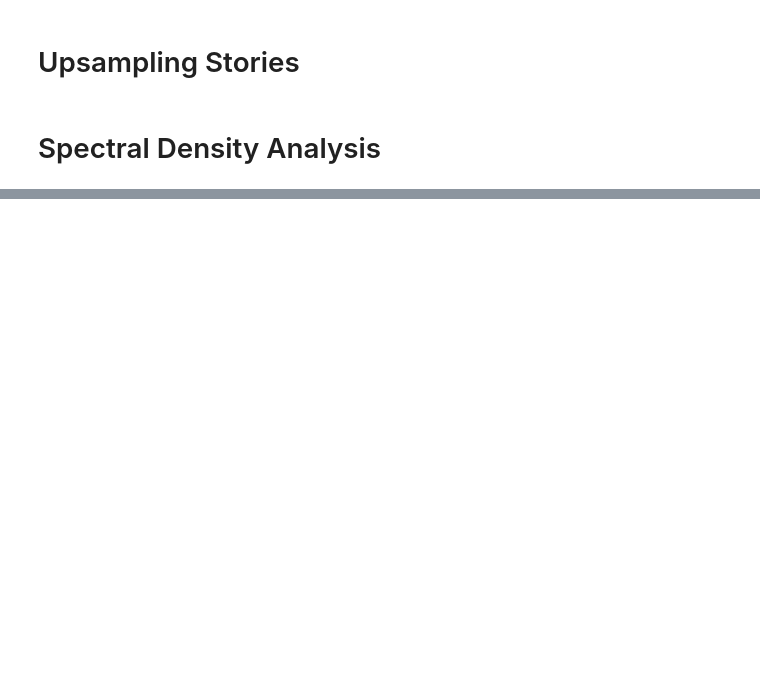
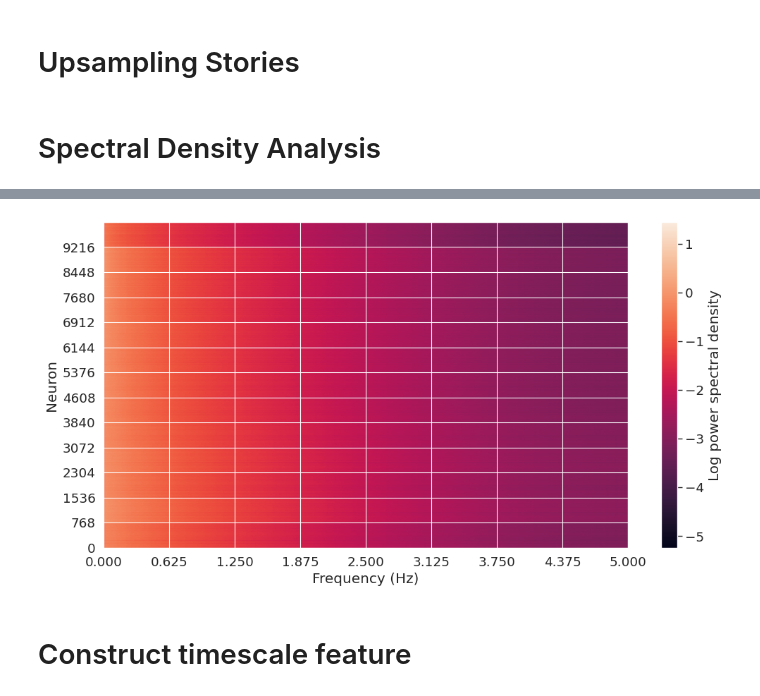
Before and after one commit to bramantyois/timescales_filtering, a Jupyter notebook: notebooks/00_spectral_analysis/00_BERT-mBERT_en.ipynb, the cells around one changed output, grey strips where cells are left out. Cells and saved outputs as stored; diff of their text form; code cells hidden in the pictures; blank space fills up the shorter version.

```diff
--- a/notebooks/00_spectral_analysis/00_BERT-mBERT_en.ipynb
+++ b/notebooks/00_spectral_analysis/00_BERT-mBERT_en.ipynb
@@ -185,0 +170,22 @@ plot_psds(
+# %%
+# now for mBERT
+plt.figure(figsize=(12, 6))
+
+plt.imshow(np.log10(mbert_periodograms), aspect='auto', origin='lower', extent=[f[0], f[-1], 0, mbert_periodograms.shape[0]])
+plt.ylabel("Neuron")
+plt.xlabel("Frequency (Hz)")
+
+# set ticks to f
+plt.xticks(f[::64])
+
+# set y ticks by range of 768
+plt.yticks(np.arange(0, mbert_periodograms.shape[0], 768))
+
+plt.colorbar(label="Log power spectral density")
+
+
+plt.show()
+# %% [output]
+[figure, added]
+# %% [markdown]
+# Construct timescale feature
```
Also changed, not shown: parts of 18 cells of this notebook.
